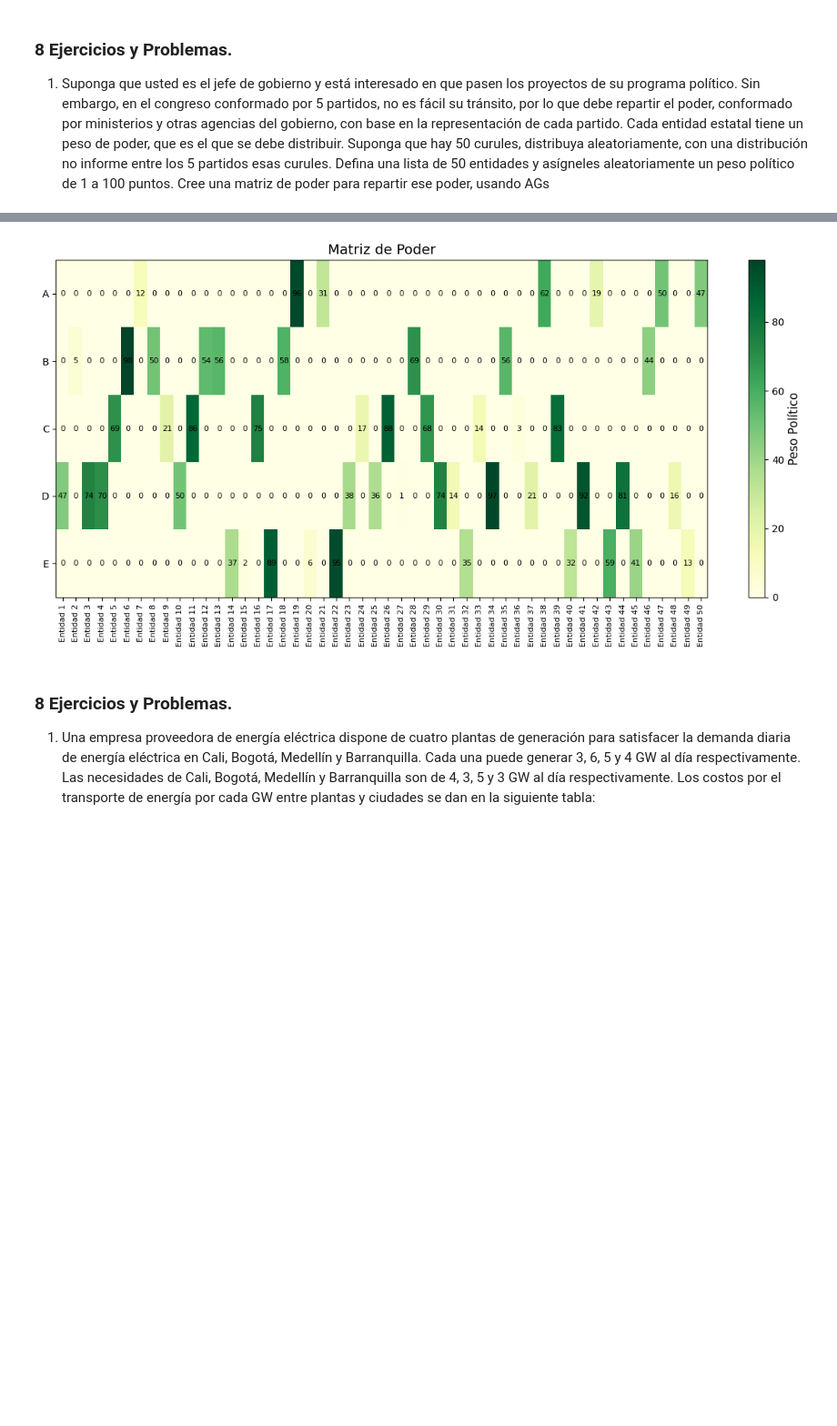
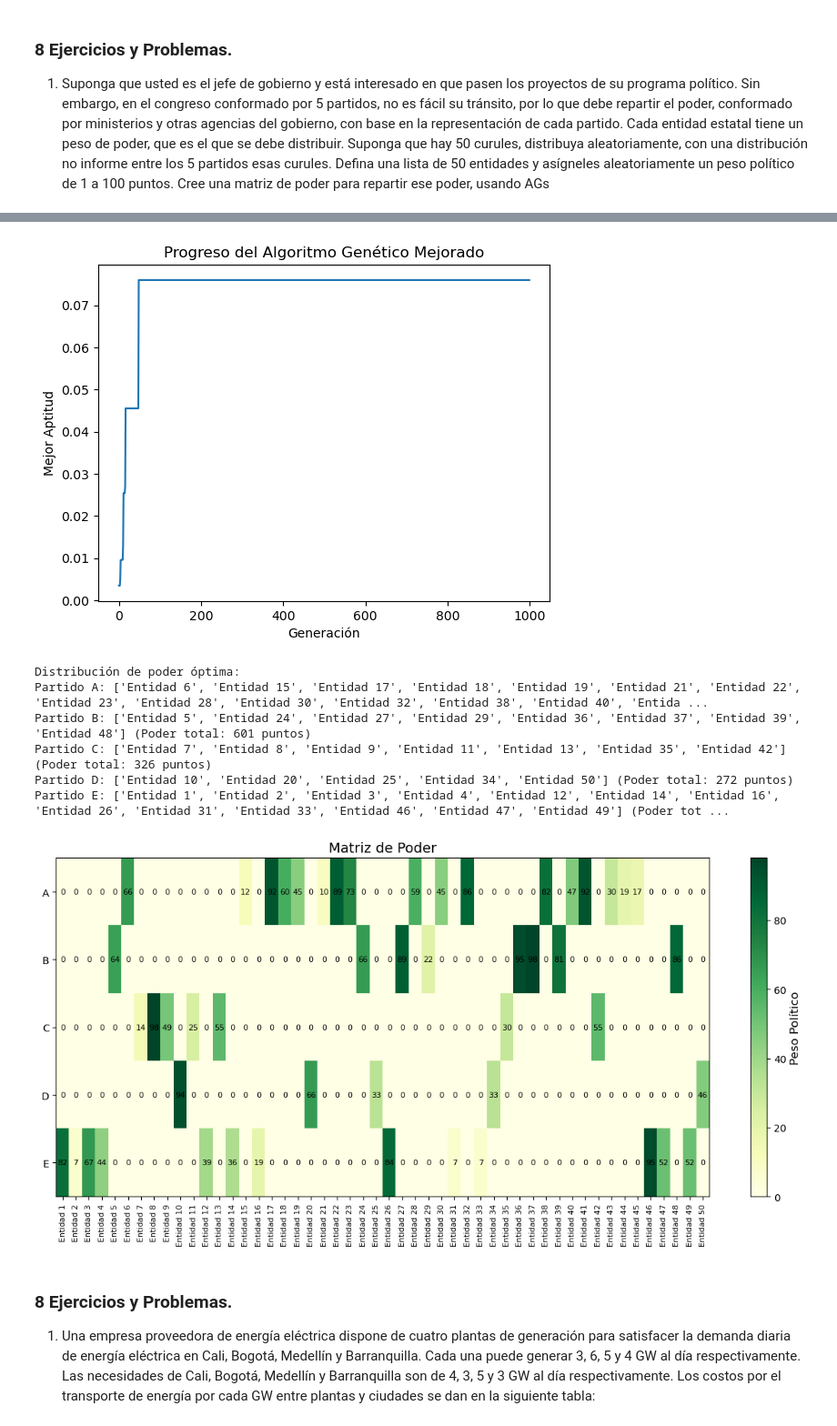
Before and after one commit to XdmriveroeX/IAminibots, a Jupyter notebook: 3.Ejercicios.ipynb, the cells around one changed output, grey strips where cells are left out. Shown: that part at 91% size. Drawn from its saved outputs; the diff is of its cells as text; code cells hidden in the pictures; blank space fills up the shorter version.

```diff
--- a/3.Ejercicios.ipynb
+++ b/3.Ejercicios.ipynb
@@ -13,14 +13,16 @@ poder, usando AGs
 import numpy as np
 import matplotlib.pyplot as plt
 
+# Definiciones iniciales
 total_curules = 50
 partidos = ['A', 'B', 'C', 'D', 'E']
-curules_por_partido = np.random.multinomial(total_curules, [0.2, 0.2, 0.2, 0.2, 0.2])
+curules_por_partido = np.random.multinomial(total_curules, [0.3, 0.25, 0.15, 0.2, 0.1])
 
 print("Distribución de curules por partido:")
 for i in range(len(partidos)):
     print(f"Partido {partidos[i]}: {curules_por_partido[i]} curules")
 
+# Definir entidades y asignar pesos
 entidades = ['Entidad ' + str(i+1) for i in range(total_curules)]
 pesos_politicos = np.random.randint(1, 101, total_curules)
 
@@ -28,37 +30,85 @@ print("\nPesos políticos de las entidades:")
 for i in range(total_curules):
     print(f"{entidades[i]}: {pesos_politicos[i]} puntos")
 
+# Función de evaluación (aptitud)
 def evaluar_distribucion(distribucion, pesos_politicos, curules_por_partido):
     partido_poder = [0] * len(partidos)
     for i in range(len(distribucion)):
         partido_poder[distribucion[i]] += pesos_politicos[i]
 
     diferencia_total = sum(abs(partido_poder[i] - sum(pesos_politicos) * curules_por_partido[i] / total_curules) for i in range(len(partidos)))
+
+    # Normalización de la diferencia para que no dé valores tan pequeños
     return 1 / (1 + diferencia_total)
 
-def algoritmo_genetico(pesos_politicos, curules_por_partido, tamano_poblacion=100, num_generaciones=1000, prob_mutacion=0.1):
+# Algoritmo Genético mejorado
+def algoritmo_genetico(pesos_politicos, curules_por_partido, tamano_poblacion=300, num_generaciones=1000, elitismo=0.2, prob_mutacion_inicial=0.1):
     poblacion = [np.random.randint(0, len(partidos), total_curules) for _ in range(tamano_poblacion)]
 
+    mejor_aptitud_por_generacion = []  # Guardar el mejor puntaje por generación
+
     for generacion in range(num_generaciones):
+        # Ajuste dinámico de la tasa de mutación (disminuye con el tiempo)
+        prob_mutacion = prob_mutacion_inicial * (1 - generacion / num_generaciones)
+
+        # Evaluación de la población
         aptitudes = [evaluar_distribucion(distribucion, pesos_politicos, curules_por_partido) for distribucion in poblacion]
 
+        # Guardar el mejor puntaje de la generación
+        mejor_aptitud = max(aptitudes)
+        mejor_aptitud_por_generacion.append(mejor_aptitud)
+
+        # Mostrar progreso en la consola
+        if generacion % 100 == 0 or generacion == num_generaciones - 1:
+            print(f"Generación {generacion}: Mejor aptitud = {mejor_aptitud:.4f}")
+
+        # Selección basada en aptitud
         indices_padres = np.random.choice(tamano_poblacion, size=tamano_poblacion, replace=True, p=np.array(aptitudes) / sum(aptitudes))
         poblacion_nueva = [poblacion[indice] for indice in indices_padres]
 
-        for i in range(tamano_poblacion):
+        # Elitismo: mantener un porcentaje de los mejores individuos
+        num_elites = int(elitismo * tamano_poblacion)
+        mejores_individuos = [poblacion[np.argmax(aptitudes)] for _ in range(num_elites)]
+
+        # Reemplazar los peores con los mejores
+        poblacion_nueva[:num_elites] = mejores_individuos
+
+        # Cruce (Cross-over uniforme)
+        for i in range(num_elites, tamano_poblacion - 1, 2):
+            if np.random.rand() < 0.8:  # Probabilidad de cruce
+                punto_cruce = np.random.randint(0, total_curules)
+                hijo1 = np.concatenate([poblacion_nueva[i][:punto_cruce], poblacion_nueva[i+1][punto_cruce:]])
+                hijo2 = np.concatenate([poblacion_nueva[i+1][:punto_cruce], poblacion_nueva[i][punto_cruce:]])
+                poblacion_nueva[i], poblacion_nueva[i+1] = hijo1, hijo2
+
+        # Mutación adaptativa
+        for i in range(num_elites, tamano_poblacion):  # No mutar a los élites
             if np.random.rand() < prob_mutacion:
                 indice_cambio = np.random.randint(0, total_curules)
                 poblacion_nueva[i][indice_cambio] = np.random.randint(0, len(partidos))
+
+        # Diversificación: Introducir algunos individuos aleatorios en cada generación
+        for i in range(int(tamano_poblacion * 0.02)):  # Reemplaza el 2% de la población con nuevos individuos
+            poblacion_nueva[-i] = np.random.randint(0, len(partidos), total_curules)
 
         poblacion = poblacion_nueva
 
     aptitudes_finales = [evaluar_distribucion(distribucion, pesos_politicos, curules_por_partido) for distribucion in poblacion]
     mejor_distribucion = poblacion[np.argmax(aptitudes_finales)]
 
+    # Visualizar el progreso del AG
+    plt.plot(range(num_generaciones), mejor_aptitud_por_generacion)
+    plt.title("Progreso del Algoritmo Genético Mejorado")
+    plt.xlabel("Generación")
+    plt.ylabel("Mejor Aptitud")
+    plt.show()
+
     return mejor_distribucion
 
-mejor_distribucion = algoritmo_genetico(pesos_politicos, curules_por_partido)
+# Ejecutar el algoritmo genético y visualizar las iteraciones
+mejor_distribucion = algoritmo_genetico(pesos_politicos, curules_por_partido, num_generaciones=1000)
 
+# Mostrar la distribución óptima de poder
 print("\nDistribución de poder óptima:")
 matriz_poder = np.zeros((len(partidos), total_curules), dtype=int)
 for i in range(len(partidos)):
@@ -70,24 +120,29 @@ for i in range(len(partidos)):
         if mejor_distribucion[j] == i:
             matriz_poder[i, j] = pesos_politicos[j]
 
+# Visualización de la matriz de poder
 fig, ax = plt.subplots(figsize=(12, 6))
 im = ax.imshow(matriz_poder, cmap='YlGn', aspect='auto')
 
+# Etiquetas en el gráfico
 ax.set_xticks(np.arange(total_curules))
 ax.set_yticks(np.arange(len(partidos)))
 ax.set_xticklabels(entidades, rotation=90, fontsize=8)
 ax.set_yticklabels(partidos, fontsize=10)
 
+# Colocar los valores de los pesos en cada celda
 for i in range(len(partidos)):
     for j in range(total_curules):
         text = ax.text(j, i, matriz_poder[i, j], ha='center', va='center', color='black', fontsize=8)
 
+# Configuración del título y la barra de color
 ax.set_title('Matriz de Poder', fontsize=14)
 fig.tight_layout()
 
 cbar = fig.colorbar(im, ax=ax)
 cbar.set_label('Peso Político', fontsize=12)
 
+# Mostrar el gráfico
 plt.show()
 # %% [output]
 Distribución de curules por partido:
@@ -110,4 +165,11 @@ Partido E: ['Entidad 14', 'Entidad 15', 'Entidad 17', 'Entidad 20', 'Entidad 22'
-[figure, old version]
+[figure, new version]
+Distribución de poder óptima:
+Partido A: ['Entidad 6', 'Entidad 15', 'Entidad 17', 'Entidad 18', 'Entidad 19', 'Entidad 21', 'Entidad 22', 'Entidad 23', 'Entidad 28', 'Entidad 30', 'Entidad 32', 'Entidad 38', 'Entidad 40', 'Entida ...
+Partido B: ['Entidad 5', 'Entidad 24', 'Entidad 27', 'Entidad 29', 'Entidad 36', 'Entidad 37', 'Entidad 39', 'Entidad 48'] (Poder total: 601 puntos)
+Partido C: ['Entidad 7', 'Entidad 8', 'Entidad 9', 'Entidad 11', 'Entidad 13', 'Entidad 35', 'Entidad 42'] (Poder total: 326 puntos)
+Partido D: ['Entidad 10', 'Entidad 20', 'Entidad 25', 'Entidad 34', 'Entidad 50'] (Poder total: 272 puntos)
+Partido E: ['Entidad 1', 'Entidad 2', 'Entidad 3', 'Entidad 4', 'Entidad 12', 'Entidad 14', 'Entidad 16', 'Entidad 26', 'Entidad 31', 'Entidad 33', 'Entidad 46', 'Entidad 47', 'Entidad 49'] (Poder tot ...
+[figure, added]
 # %% [markdown]
 ### 8 Ejercicios y Problemas.
 
```
Also changed, not shown: parts of 32 cells of this notebook, 8 other files.
